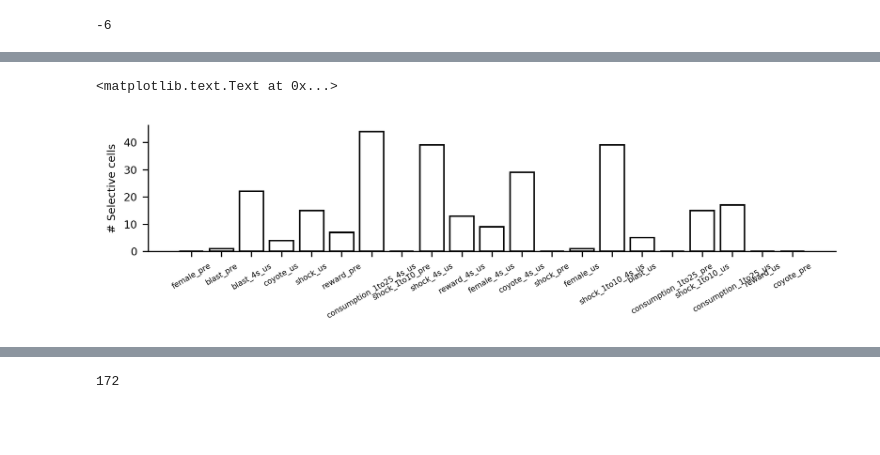
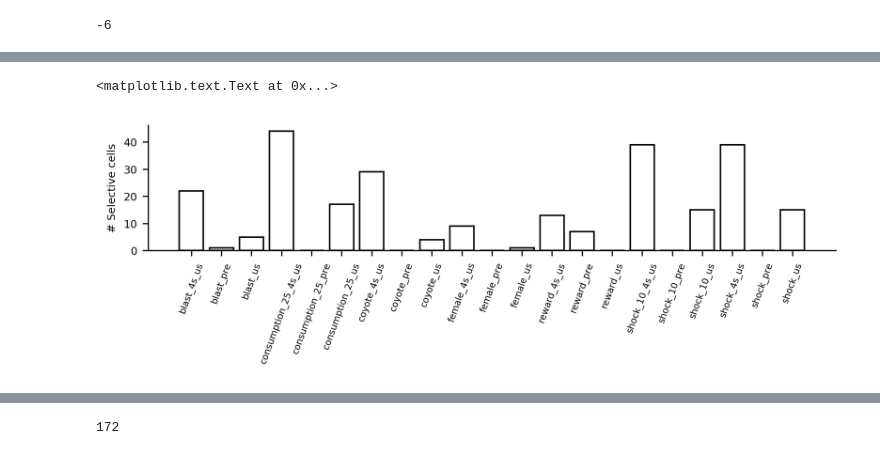
Before and after one commit to jeremybiane/2p_valence, a Jupyter notebook: general notebooks - beta/selectivity.ipynb, the cells around one changed output, grey strips where cells are left out. Drawn from its saved outputs; the diff is of its cells as text; code cells hidden in the pictures; blank space fills up the shorter version.

```diff
--- a/general notebooks - beta/selectivity.ipynb
+++ b/general notebooks - beta/selectivity.ipynb
@@ -120,7 +88,9 @@ pre_timeframe = (US_START-CYCLE_START-ANALYSIS_WINDOW-ANALYSIS_WINDOW, US_START-
 fourSec_baseline_timeframe= (US_START-CYCLE_START-4, US_START-CYCLE_START)
 fourSec_us_timeframe = (US_START-CYCLE_START, US_START+4-CYCLE_START)
 #fourSec_pre_timeframe = (US_START-CYCLE_START-8, US_START-CYCLE_START-4)
-times = reward_times[is_rewarded]
+
+#create selectivity where activity window starts at first lick after reward delivery
+times = consumption_times[is_consumed]
 us_timeframe_consumption = np.c_[us_timeframe[0]+times, us_timeframe[0]+times+ANALYSIS_WINDOW]
 bs_timeframe_consumption = np.c_[us_timeframe[0]+times-ANALYSIS_WINDOW-0.5, us_timeframe[0]+times-0.5]
 pre_timeframe_consumption = np.c_[us_timeframe[0]+times-ANALYSIS_WINDOW-ANALYSIS_WINDOW-0.5, us_timeframe[0]+times-ANALYSIS_WINDOW-0.5]
@@ -130,6 +100,8 @@ fourSec_bs_timeframe_consumption = np.c_[us_timeframe[0]+times-4.5, us_timeframe
 selectivity = {}
 
 trial_types = np.r_[['shock', 'reward', 'coyote', 'female', 'blast']]
+# will eventually eliminate 'shock' and 'reward',
+#but keeping for now to make sure they mostly match shock_10 and consumption values for 2018 collective
 
 # US
 update_selectivity(selectivity, trial_types, us_timeframe, baseline_timeframe, '_us')
@@ -142,27 +114,25 @@ update_selectivity(selectivity, trial_types, fourSec_us_timeframe, fourSec_basel
 # 4s_pre-baseline
 #update_selectivity(selectivity, trial_types, fourSec_pre_timeframe, fourSec_baseline_timeframe, '_4s_pre')
 
-#create selectivity where activity window starts at first lick after reward delivery
-#times = reward_times[is_rewarded]
-#us_timeframe_consumption = np.c_[us_timeframe[0]+times, us_timeframe[0]+times+2]
-#fourSec_us_timeframe_consumption = np.c_[us_timeframe[0]+times, us_timeframe[0]+times+4]
 
-#selectivity['consumption_us'] = ut.compute_selectivity(time_ax, events, cycles[is_rewardt][is_rewarded],
+#selectivity['consumption_us'] = ut.compute_selectivity(time_ax, events, cycles[is_rewardt][is_consumed],
 #                                               us_timeframe_consumption, bs_timeframe_consumption)
-#selectivity['consumption_pre'] = ut.compute_selectivity(time_ax, events, cycles[is_rewardt][is_rewarded],
+#selectivity['consumption_pre'] = ut.compute_selectivity(time_ax, events, cycles[is_rewardt][is_consumed],
 #                                               pre_timeframe_consumption, bs_timeframe_consumption)
-#selectivity['consumption_4s_us'] = ut.compute_selectivity(time_ax, events, cycles[is_rewardt][is_rewarded],
+#selectivity['consumption_4s_us'] = ut.compute_selectivity(time_ax, events, cycles[is_rewardt][is_consumed],
 #                                               fourSec_us_timeframe_consumption, fourSec_bs_timeframe_consumption)
-selectivity['consumption_1to25_us'] = ut.compute_selectivity(time_ax, events, cycles[is_rewardt][is_rewarded][:25],
+
+# Because 25 consumptions and 10 shocks are the lowest common occurence accross all animals, restricting to these values
+selectivity['consumption_25_us'] = ut.compute_selectivity(time_ax, events, cycles[is_rewardt][is_consumed][:25],
                                                us_timeframe_consumption[:25], bs_timeframe_consumption[:25])
-selectivity['consumption_1to25_pre'] = ut.compute_selectivity(time_ax, events, cycles[is_rewardt][is_rewarded][:25],
+selectivity['consumption_25_pre'] = ut.compute_selectivity(time_ax, events, cycles[is_rewardt][is_consumed][:25],
                                                pre_timeframe_consumption[:25], bs_timeframe_consumption[:25])
-selectivity['consumption_1to25_4s_us'] = ut.compute_selectivity(time_ax, events, cycles[is_rewardt][is_rewarded][:25],
+selectivity['consumption_25_4s_us'] = ut.compute_selectivity(time_ax, events, cycles[is_rewardt][is_consumed][:25],
                                                fourSec_us_timeframe_consumption[:25], fourSec_bs_timeframe_consumption[:25])
-selectivity['shock_1to10_us'] = ut.compute_selectivity(time_ax, events, cycles[is_shockt][:10],
+selectivity['shock_10_us'] = ut.compute_selectivity(time_ax, events, cycles[is_shockt][:10],
                                                us_timeframe[:10], baseline_timeframe[:10])
-selectivity['shock_1to10_pre'] = ut.compute_selectivity(time_ax, events, cycles[is_shockt][:10],
+selectivity['shock_10_pre'] = ut.compute_selectivity(time_ax, events, cycles[is_shockt][:10],
                                                pre_timeframe[:10], baseline_timeframe[:10])
-selectivity['shock_1to10_4s_us'] = ut.compute_selectivity(time_ax, events, cycles[is_shockt][:10],
+selectivity['shock_10_4s_us'] = ut.compute_selectivity(time_ax, events, cycles[is_shockt][:10],
                                                fourSec_us_timeframe[:10], fourSec_baseline_timeframe[:10])
 # %% [output]
@@ -230,13 +166,13 @@ significance = 0.05
 # %%
 fig, ax = pl.subplots(1, 1, figsize=(8, 1.5))
 values = [np.sum(ut.adjust_pvalues([s[1] for s in selectivity[t][:, 0]])<significance)
-          for t in selectivity.keys()]
+          for t in sorted(selectivity)]
 pt.plot_bars(values, ax=ax)
 ax.set_xticks(range(len(selectivity)))
-ax.set_xticklabels(selectivity.keys(), rotation=30, fontsize=5)
+ax.set_xticklabels(sorted(selectivity), rotation=70, fontsize=6)
 pt.nicer_plot(ax)
 ax.set_ylabel('# Selective cells')
 # ax.set_ylim(0, 0.7)
 # %% [output]
 <matplotlib.text.Text at 0x...>
-[figure, old version]
+[figure, new version]
```
Also changed, not shown: parts of 15 cells of this notebook.
